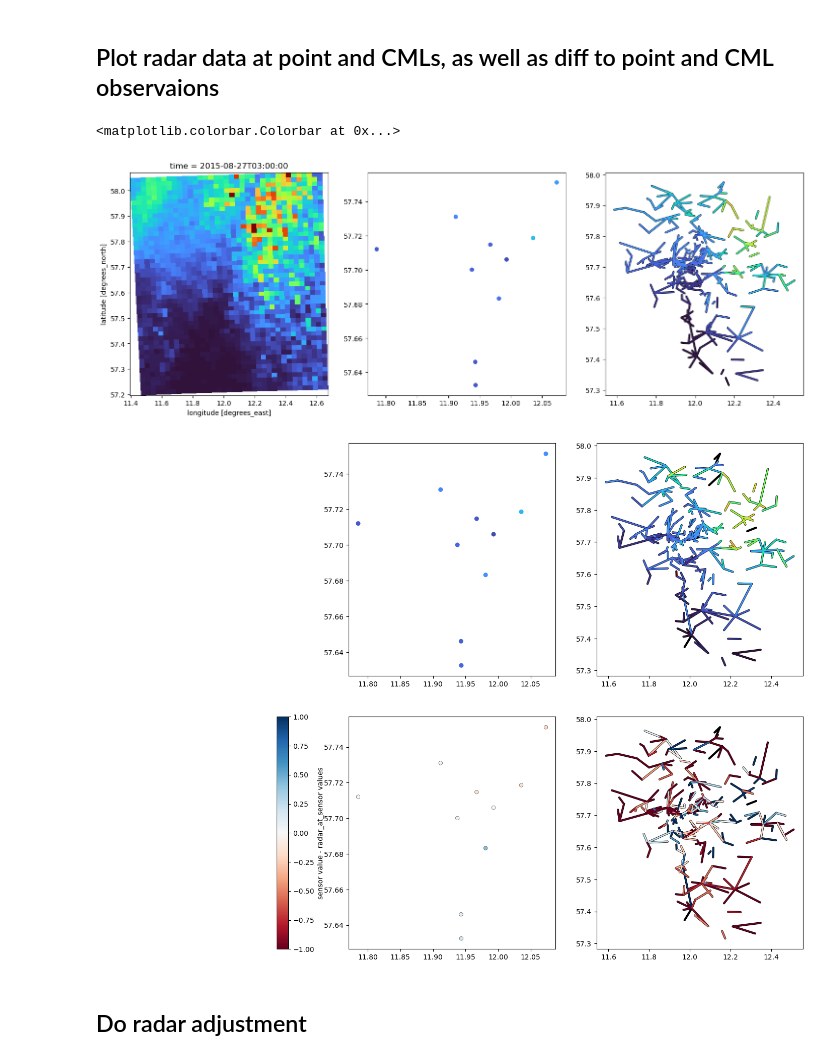
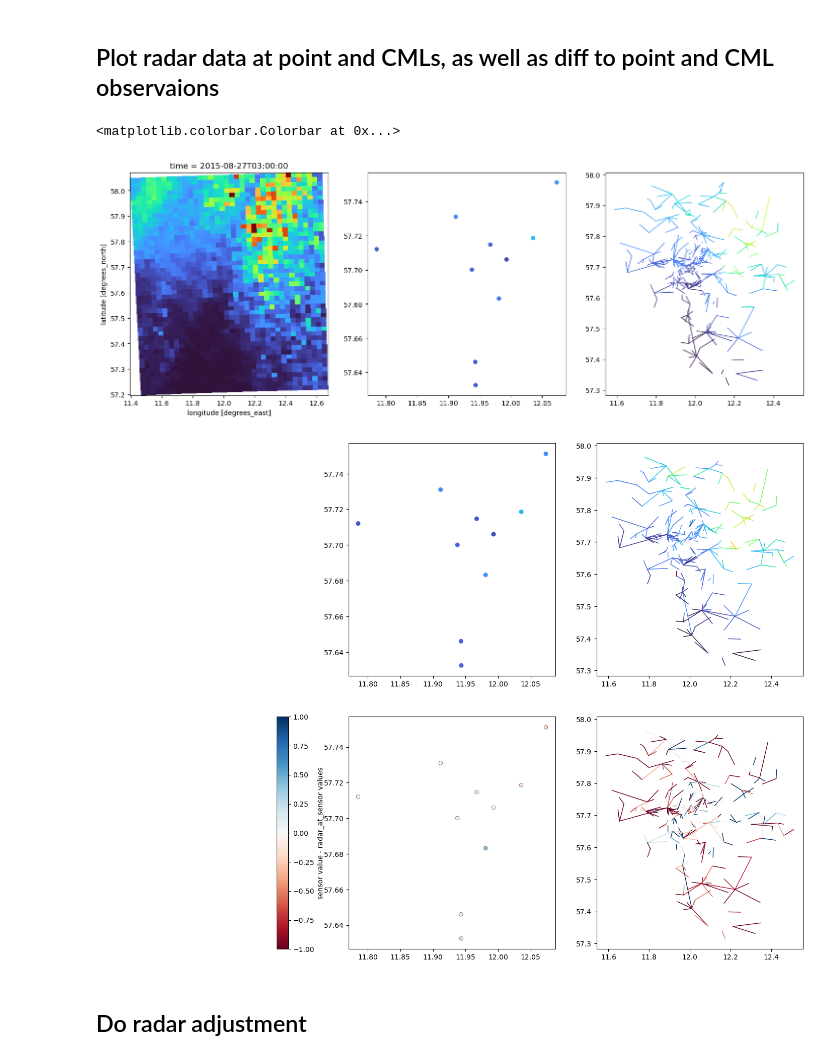
Before and after one commit to OpenSenseAction/merging_prototype, a Jupyter notebook: radar_cml_gauge_merge_prototype.ipynb, the cells around one changed output. Drawn from its saved outputs; the diff is of its cells as text; code cells hidden in the pictures.

```diff
--- a/radar_cml_gauge_merge_prototype.ipynb
+++ b/radar_cml_gauge_merge_prototype.ipynb
@@ -192,3 +107,17 @@ radar_at_points = get_grid_at_point(ds_radar_1h.rainfall, da_point_data=ds_city_
+# %%
+get_grid_at_lines = plg.spatial.GridAtLines(da_gridded_data=ds_radar_1h, ds_line_data=ds_cmls)
+radar_along_cml = get_grid_at_lines(da_gridded_data=ds_radar_1h.rainfall)
+# %%
+get_grid_at_points = plg.spatial.GridAtPoints(
+    da_gridded_data=ds_radar_1h,
+    da_point_data=ds_city_gauges,
+    nnear=9,
+    stat='best',
+)
+radar_at_points = get_grid_at_points(
+    da_gridded_data=ds_radar_1h.rainfall,
+    da_point_data=ds_city_gauges_1h.rainfall_amount,
+)
 # %% [markdown]
 ## Plot radar data at point and CMLs, as well as diff to point and CML observaions
 # %%
@@ -209,8 +138,7 @@ axs[1].scatter(
     vmax=vmax,
     s=30,
 )
-rgl.plot_map.scatter_line(
-    radar_along_cml.sel(time=t),
+radar_along_cml.sel(time=t).plg.plot_cmls(
     vmin=vmin,
     vmax=vmax,
     cmap='turbo',
@@ -225,40 +153,39 @@ axs[1].scatter(
     cmap='turbo',
     vmin=vmin,
     vmax=vmax,
     s=30,
 )
-rgl.plot_map.scatter_line(
-    ds_cmls_1h.sel(time=t),
+
+ds_cmls_1h.sel(time=t).plg.plot_cmls(
     vmin=vmin,
     vmax=vmax,
     cmap='turbo',
     ax=axs[2]);
 
 fig, axs = plt.subplots(1, 3, figsize=(18, 6))
 axs[0].axis('off')
 sc = axs[1].scatter(
     ds_city_gauges.lon,
     ds_city_gauges.lat,
     c=ds_city_gauges_1h.rainfall_amount.sel(time=t) - radar_at_points.sel(time=t),
     cmap='RdBu',
     vmin=vmax/-10,
     vmax=vmax/10,
     s=30,
     edgecolor='k',
     linewidth=0.3,
 )
-rgl.plot_map.scatter_line(
-    ds_cmls_1h.sel(time=t) - radar_along_cml.sel(time=t),
+(ds_cmls_1h.sel(time=t) - radar_along_cml.sel(time=t)).plg.plot_cmls(
     vmin=vmin/-10,
     vmax=vmax/10,
     cmap='RdBu',
     ax=axs[2]);
 plt.colorbar(sc, ax=axs[0], label='sensor value - radar_at_sensor values')
 # %% [output]
 <matplotlib.colorbar.Colorbar at 0x...>
-[figure, old version]
+[figure, new version]
-[figure, old version]
+[figure, new version]
-[figure, old version]
+[figure, new version]
 # %% [markdown]
 ## Do radar adjustment
 # %%
```
Also changed, not shown: parts of 8 cells of this notebook.
